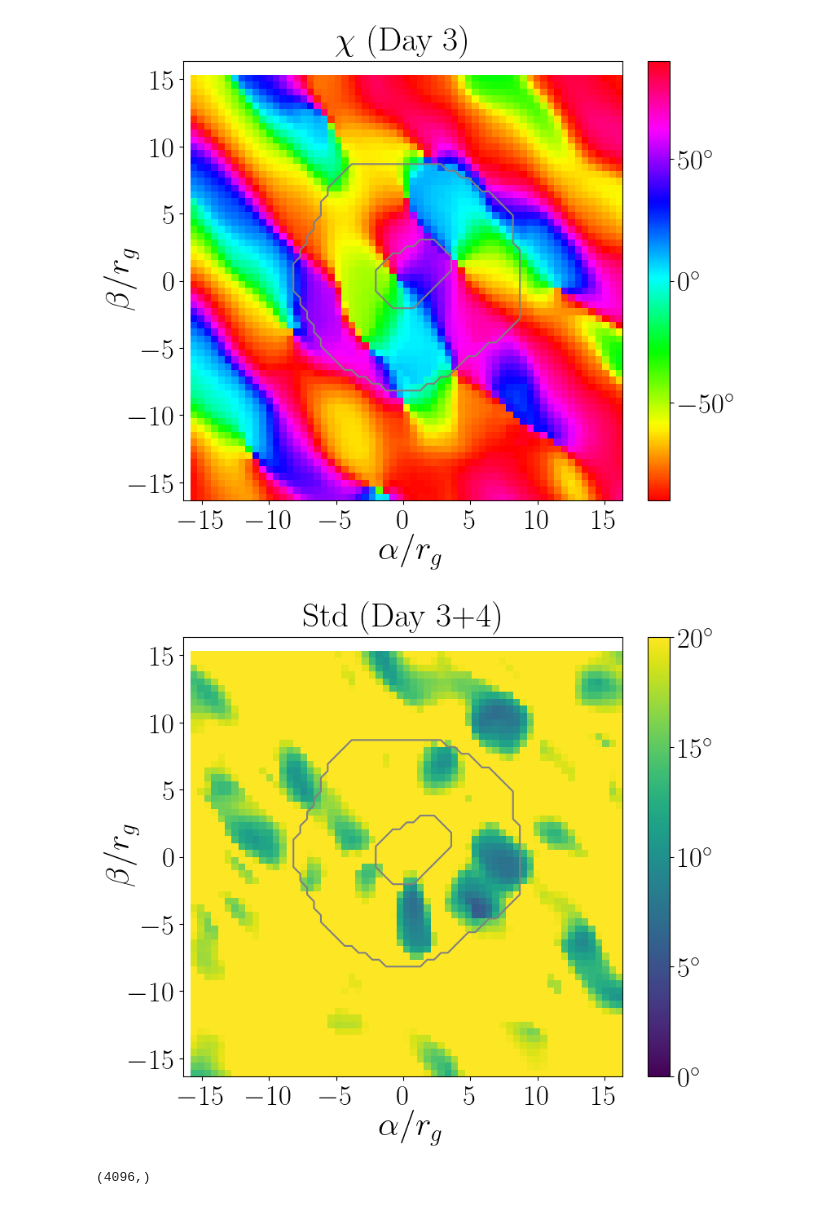
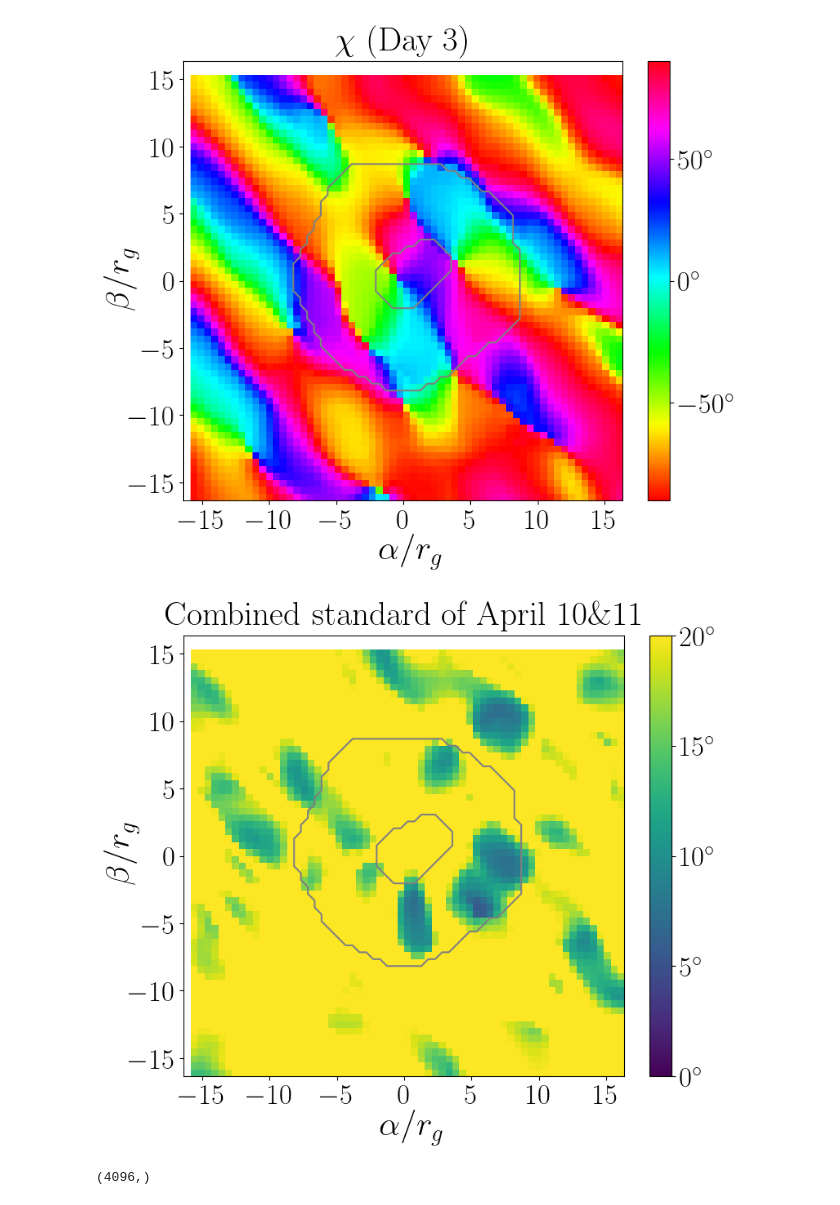
Before and after one commit to ProjectEHT-PKU/EHT-axion-pixel-by-pixel-analysis, a Jupyter notebook: Plot/eht-imaging.ipynb, the cells around one changed output. Drawn from its saved outputs; the diff is of its cells as text; code cells hidden in the pictures.

Commit message:
Update covariance plot labels and notebook metadata

```diff
--- a/Plot/eht-imaging.ipynb
+++ b/Plot/eht-imaging.ipynb
@@ -214,7 +214,10 @@ std_34 = np.sqrt(theta_std[2] ** 2 + theta_std[3] ** 2)
 # Plotting for Day 1 (95) and Day 3 (100)
 days_indices = [0, 2]  # 0 for 95, 2 for 100
 combined_stds = [std_12, std_34]
-titles = ["Day 1+2", "Day 3+4"]
+titles = [
+    "Combined standard of April 5\&6",
+    "Combined standard of April 10\&11",
+]
 day = ["Day 1", "Day 3"]
 
 for idx, day_idx in enumerate(days_indices):
@@ -299,7 +302,7 @@ for idx, day_idx in enumerate(days_indices):
         cmap="viridis",
         upscale_factor=1,
         condition=condition,
-        title=f"Std ({titles[idx]})",
+        title=f"{titles[idx]}",
         title_fontsize=30,
         title_y=10,
         title_x=0.5,
@@ -316,6 +319,6 @@ for idx, day_idx in enumerate(days_indices):
 [figure]
 [figure]
-[figure, old version]
+[figure, new version]
 # %%
 cor_data[0].shape
 # %% [output]
```
Also changed, not shown: parts of 3 cells of this notebook, 2 other files.
